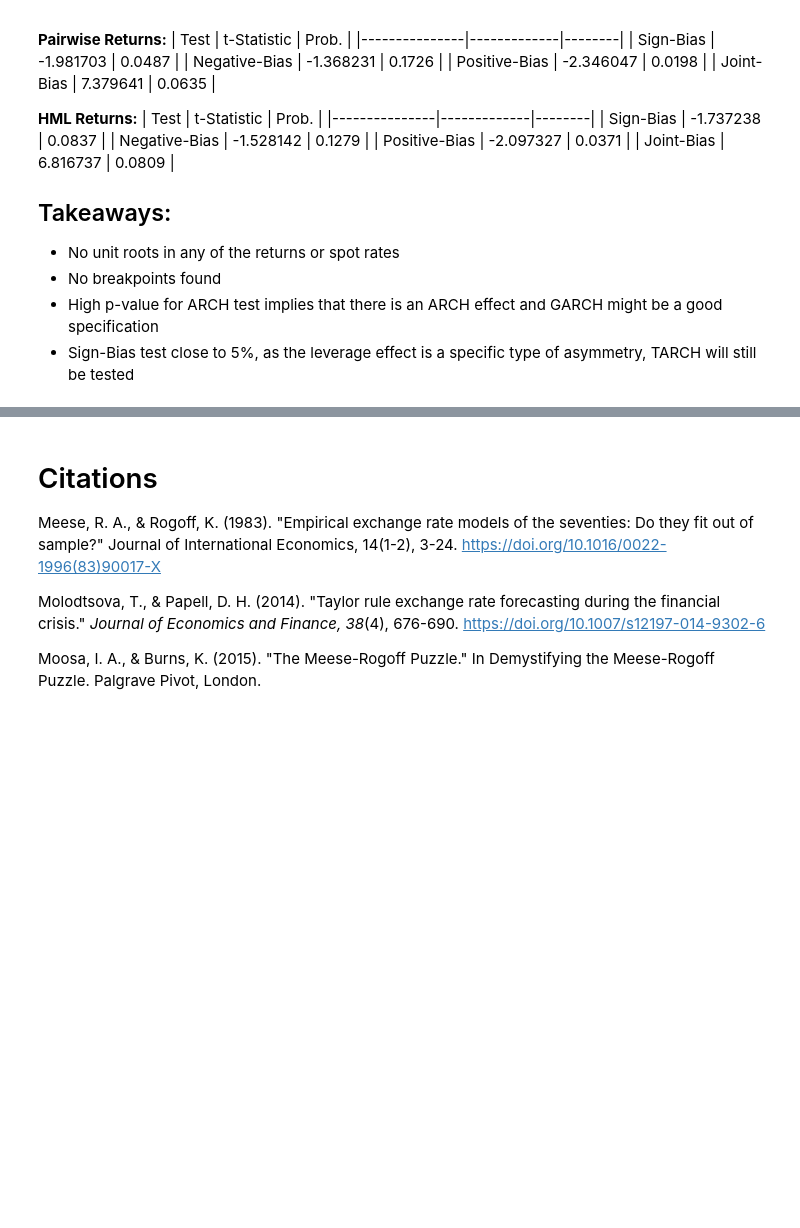
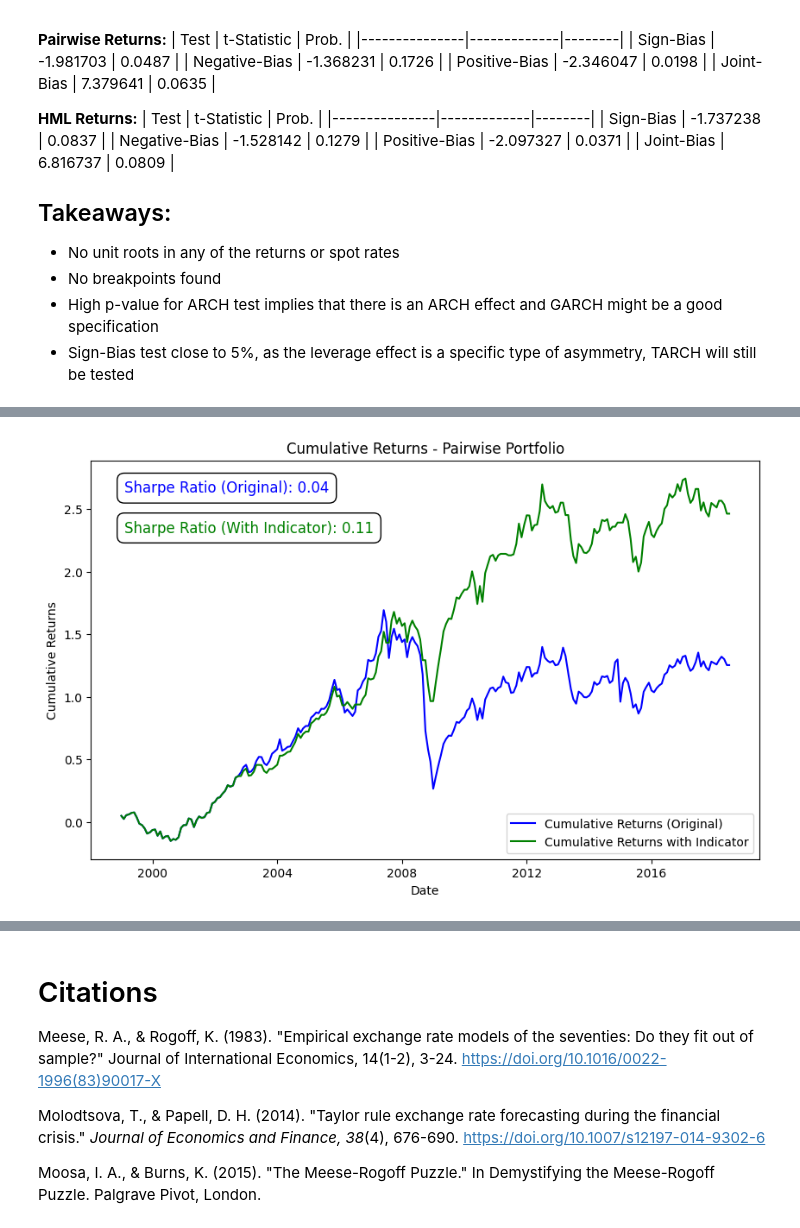
Before and after one commit to markbogorad/CarryTrade, a Jupyter notebook: VolatilityIndicator.ipynb, the cells around one changed output, grey strips where cells are left out. Saved outputs shown, nothing was run; the diff lists cells and outputs as text; code cells hidden in the pictures; blank space fills up the shorter version.

```diff
--- a/VolatilityIndicator.ipynb
+++ b/VolatilityIndicator.ipynb
@@ -566,0 +615,91 @@ plt.show()
+# %%
+# Calculate cumulative returns with the indicator
+cumulative_pairwise_returns_with_indicator = (1 + pairwise_carry_returns_with_indicator).cumprod() - 1
+
+# Assuming a monthly risk-free rate (you can adjust this value as needed)
+risk_free_rate = 0.0025  # Example: 0.25% per month
+
+# Calculate the mean and standard deviation of the returns
+mean_return_original = pairwise_carry_returns.mean()
+std_return_original = pairwise_carry_returns.std()
+mean_return_with_indicator = pairwise_carry_returns_with_indicator.mean()
+std_return_with_indicator = pairwise_carry_returns_with_indicator.std()
+
+# Calculate Sharpe ratios
+sharpe_ratio_original = (mean_return_original - risk_free_rate) / std_return_original
+sharpe_ratio_with_indicator = (mean_return_with_indicator - risk_free_rate) / std_return_with_indicator
+
+
+# Plot the cumulative returns with and without the indicator
+plt.figure(figsize=(10, 6))
+plt.plot(dates, cumulative_pairwise_returns, label='Cumulative Returns (Original)', color='blue')
+plt.plot(dates, cumulative_pairwise_returns_with_indicator, label='Cumulative Returns with Indicator', color='green')
+plt.title('Cumulative Returns - Pairwise Portfolio')
+
+# Annotate the Sharpe Ratios with adjusted spacing
+plt.annotate(f'Sharpe Ratio (Original): {sharpe_ratio_original:.2f}',
+             xy=(0.05, 0.95), xycoords='axes fraction',
+             fontsize=12, ha='left', va='top', color='blue',
+             bbox=dict(boxstyle='round,pad=0.5', edgecolor='black', facecolor='white'))
+
+plt.annotate(f'Sharpe Ratio (With Indicator): {sharpe_ratio_with_indicator:.2f}',
+             xy=(0.05, 0.85), xycoords='axes fraction',
+             fontsize=12, ha='left', va='top', color='green',
+             bbox=dict(boxstyle='round,pad=0.5', edgecolor='black', facecolor='white'))
+
+plt.xlabel('Date')
+plt.ylabel('Cumulative Returns')
+plt.legend()
+plt.show()
+
+
+
+
+# Calculate cumulative returns with the indicator for HML portfolio
+cumulative_hml_returns_with_indicator = (1 + hml_carry_returns_with_indicator).cumprod() - 1
+
+# Align the dates with the length of cumulative_hml_returns_with_indicator
+aligned_dates_hml = dates[-len(cumulative_hml_returns_with_indicator):]
+
+# Also align the original cumulative HML returns to the length of aligned dates
+aligned_cumulative_hml_returns = cumulative_hml_returns[-len(aligned_dates_hml):]
+
+# Ensure that hml_carry_returns and hml_carry_returns_with_indicator are numeric
+hml_carry_returns = pd.to_numeric(hml_carry_returns, errors='coerce').dropna()
+hml_carry_returns_with_indicator = pd.to_numeric(hml_carry_returns_with_indicator, errors='coerce').dropna()
+
+# Calculate the mean and standard deviation of the returns for HML
+mean_return_original_hml = hml_carry_returns.mean()
+std_return_original_hml = hml_carry_returns.std()
+mean_return_with_indicator_hml = hml_carry_returns_with_indicator.mean()
+std_return_with_indicator_hml = hml_carry_returns_with_indicator.std()
+
+# Calculate Sharpe ratios for HML
+sharpe_ratio_original_hml = (mean_return_original_hml - risk_free_rate) / std_return_original_hml
+sharpe_ratio_with_indicator_hml = (mean_return_with_indicator_hml - risk_free_rate) / std_return_with_indicator_hml
+
+import matplotlib.pyplot as plt
+
+# Plot the cumulative returns with and without the indicator for HML portfolio
+plt.figure(figsize=(10, 6))
+plt.plot(aligned_dates_hml, aligned_cumulative_hml_returns, label='Cumulative Returns (Original)', color='blue')
+plt.plot(aligned_dates_hml, cumulative_hml_returns_with_indicator, label='Cumulative Returns with Indicator', color='green')
+plt.title('Cumulative Returns - HML Portfolio')
+
+# Annotate the Sharpe Ratios with adjusted spacing
+plt.annotate(f'Sharpe Ratio (Original): {sharpe_ratio_original_hml:.2f}',
+             xy=(0.05, 0.95), xycoords='axes fraction',
+             fontsize=12, ha='left', va='top', color='blue',
+             bbox=dict(boxstyle='round,pad=0.5', edgecolor='black', facecolor='white'))
+
+plt.annotate(f'Sharpe Ratio (With Indicator): {sharpe_ratio_with_indicator_hml:.2f}',
+             xy=(0.05, 0.85), xycoords='axes fraction',
+             fontsize=12, ha='left', va='top', color='green',
+             bbox=dict(boxstyle='round,pad=0.5', edgecolor='black', facecolor='white'))
+
+plt.xlabel('Date')
+plt.ylabel('Cumulative Returns')
+plt.legend()
+plt.show()
+# %% [output]
+[figure, added]
```
Also changed, not shown: parts of 17 cells of this notebook, 1 other file.
